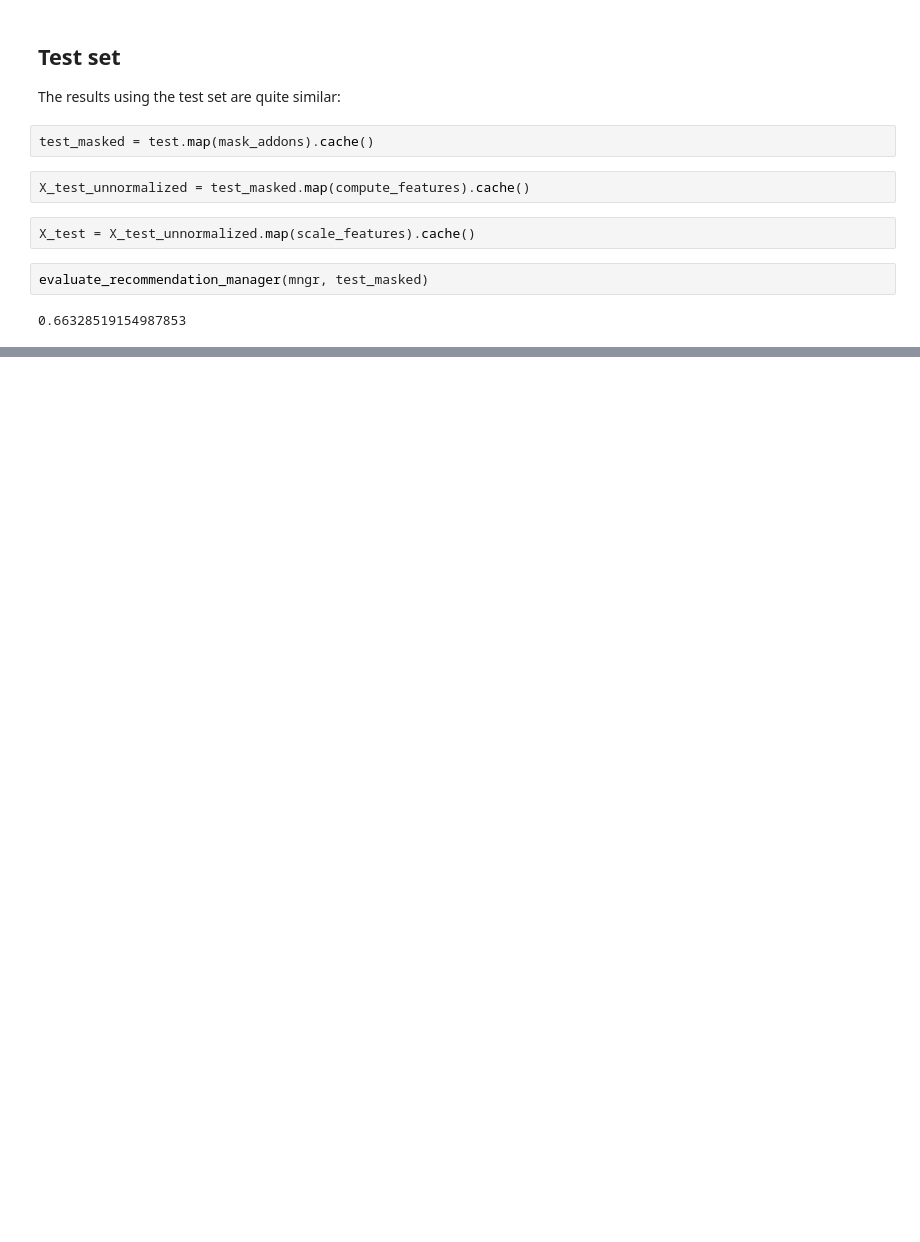
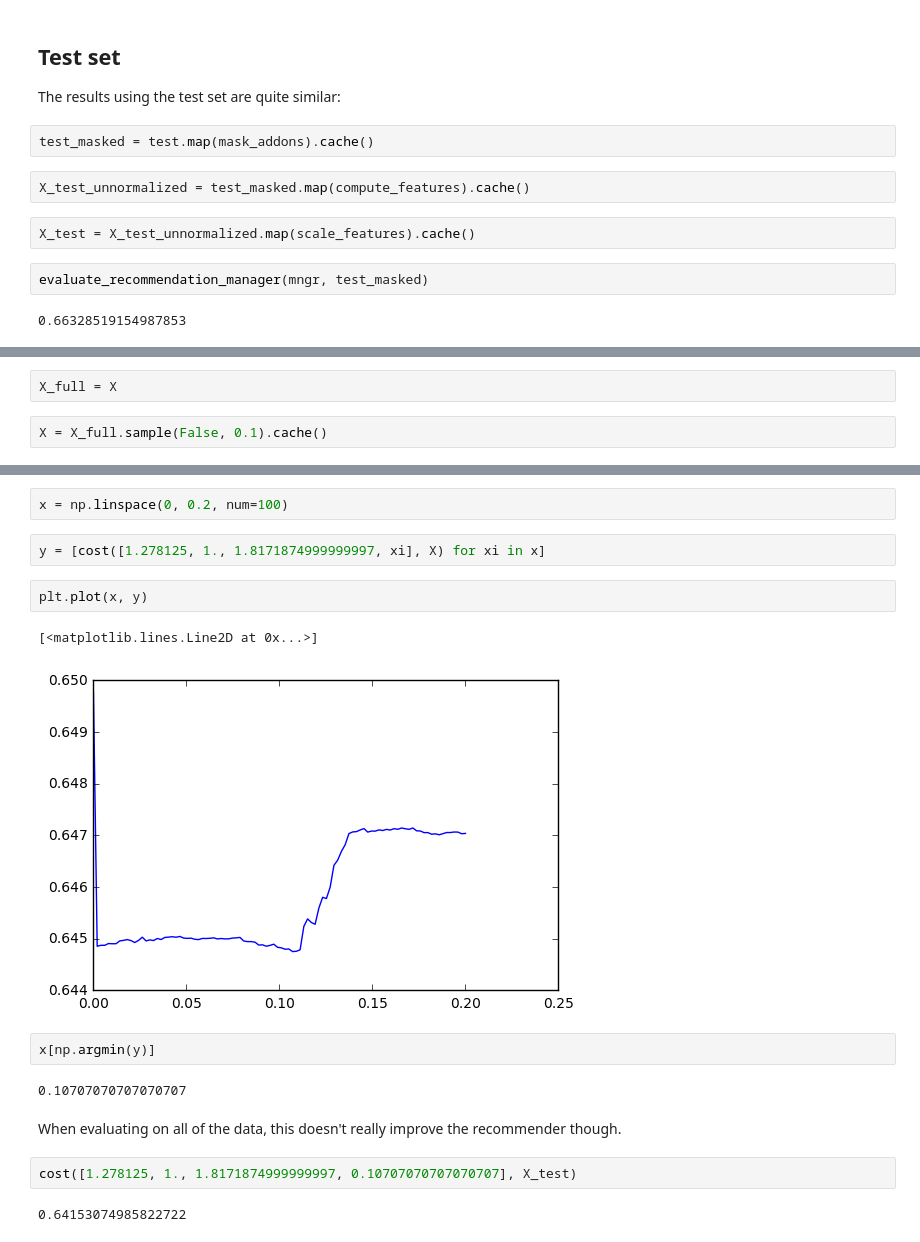
Before and after one commit to florian/taar-prototyping, a Jupyter notebook: Ensemble-Model.ipynb, the cells around one changed output, grey strips where cells are left out. Saved outputs shown, nothing was run; the diff lists cells and outputs as text; blank space fills up the shorter version.

```diff
--- a/Ensemble-Model.ipynb
+++ b/Ensemble-Model.ipynb
@@ -657,0 +668,4 @@ cost(best_weights, X_test)
+# %%
+X_full = X
+# %%
+X = X_full.sample(False, 0.1).cache()
@@ -657,0 +718,19 @@ cost(best_weights, X_test)
+# %%
+x = np.linspace(0, 0.2, num=100)
+# %%
+y = [cost([1.278125, 1., 1.8171874999999997, xi], X) for xi in x]
+# %%
+plt.plot(x, y)
+# %% [output]
+[<matplotlib.lines.Line2D at 0x...>]
+[figure, added]
+# %%
+x[np.argmin(y)]
+# %% [output]
+0.10707070707070707
+# %% [markdown]
+When evaluating on all of the data, this doesn't really improve the recommender though.
+# %%
+cost([1.278125, 1., 1.8171874999999997, 0.10707070707070707], X_test)
+# %% [output]
+0.64153074985822722
```
Also changed, not shown: parts of 19 cells of this notebook, 4 other files.
